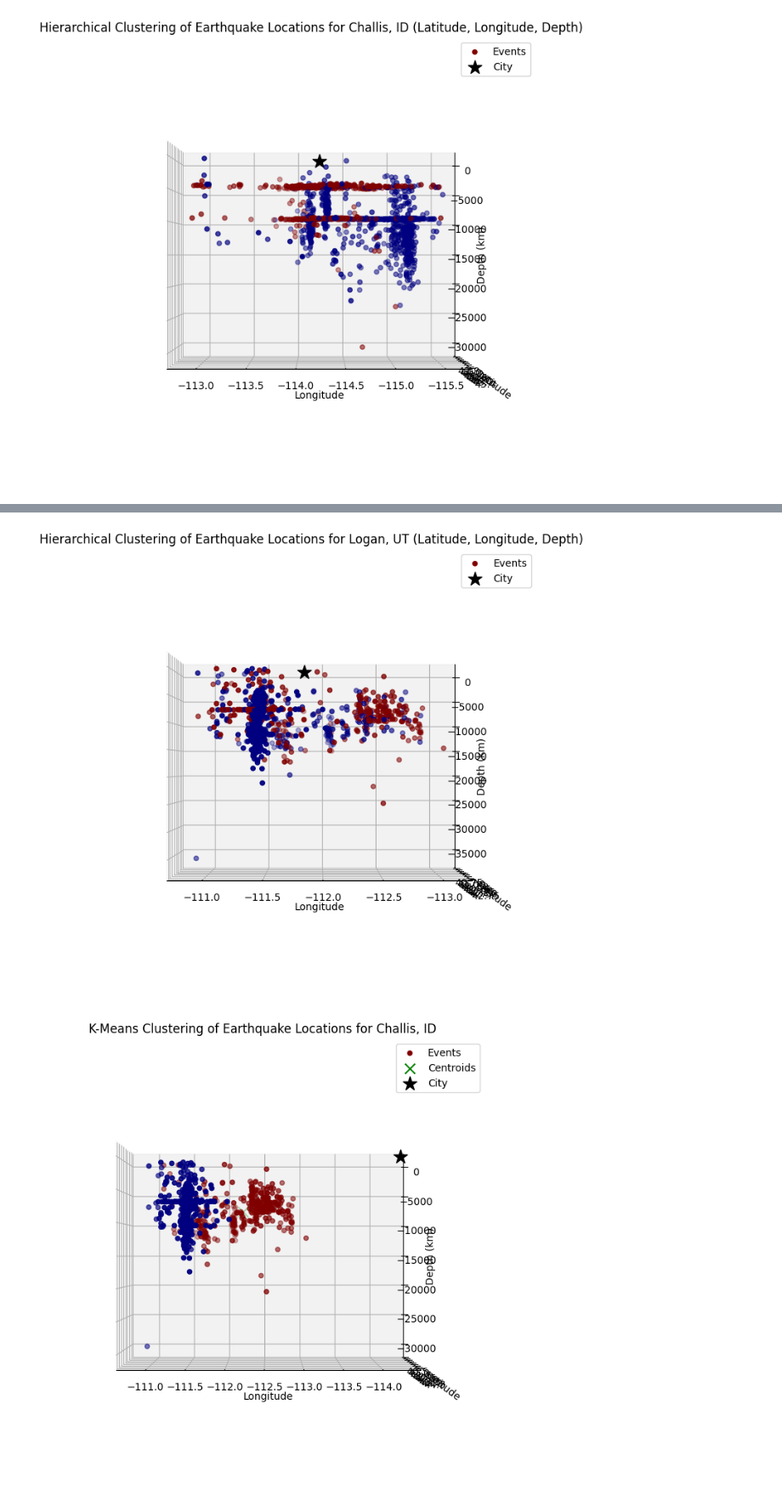
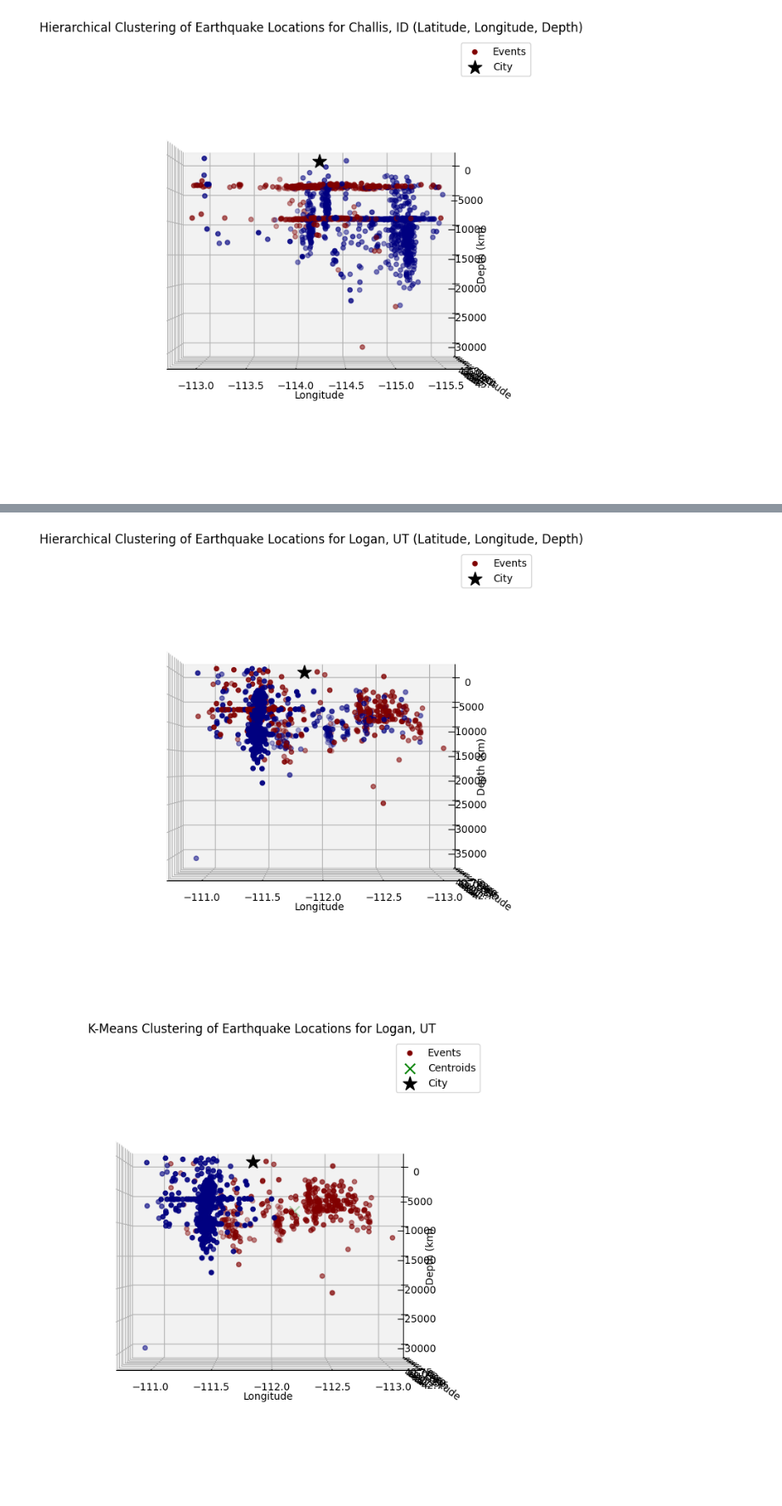
Before and after one commit to BlueJCash/CS_5850_EQ_Project, a Jupyter notebook: Project_test.ipynb, the cells around one changed output, grey strips where cells are left out. Shown at 85% size. Saved outputs shown, nothing was run; the diff lists cells and outputs as text; code cells hidden in the pictures.

```diff
--- a/Project_test.ipynb
+++ b/Project_test.ipynb
@@ -411,11 +515,21 @@ create_heatmap(locs, city="Challis, ID")
 # %%
 import geopandas as gpd
+import geodatasets
 from shapely.geometry import Point
 
-def choropleth_scatterplot(locs, city="Challis, ID"):
+def choropleth_scatterplot(locs, state_name="aaaa", country_name="aaaa", city="Challis, ID"):
     """ Create a choropleth scatter plot map for earthquake data."""
-    # Load world data for choropleth
-    world = gpd.read_file(gpd.datasets.get_path(r'path_to_your_shapefile/ne_110m_admin_0_countries.shp'))
+
+    # Load Data for choropleth
+    if state_name != "aaaa":
+        world = gpd.read_file("ne_110m_admin_1_states_provinces\\ne_110m_admin_1_states_provinces.shp")
+        location = world[world['name'] == state_name]
+    elif country_name != "aaaa":
+        world = gpd.read_file("ne_110m_admin_0_countries\\ne_110m_admin_0_countries.shp")
+        location = world[world['NAME'] == country_name]
+    else:
+        world = gpd.read_file("ne_110m_admin_0_countries\\ne_110m_admin_0_countries.shp")
+        location = world[world['NAME'] == 'United States of America']
 
     lat, lon = get_geolocation(city)
     if lat is None or lon is None:
@@ -430,10 +544,20 @@ def choropleth_scatterplot(locs, city="Challis, ID"):
 
     earthquake_gdf = gpd.GeoDataFrame(earthquake_gdf, geometry='Coordinates')
 
+    bounds = location.geometry.bounds
+    minx, miny, maxx, maxy = bounds.iloc[0]
+
     fig, ax = plt.subplots(figsize=(15, 10))
     world.plot(ax=ax, color='lightgray')
-    scatter = earthquake_gdf.plot(ax=ax, color='red', markersize=100)
+    location.plot(ax=ax, color='lightblue')
+    scatter = earthquake_gdf.plot(ax=ax, color='red')
+    plt.title(f'Chloropleth Map of Seismic Data')
+    ax.set_xlim(minx - 2, maxx + 2)
+    ax.set_ylim(miny - 2, maxy + 2)
+
 
     plt.show()
-choropleth_scatterplot(locs, city="Challis, ID")
+
+
+choropleth_scatterplot(locs, state_name='Idaho', city="Challis, ID")
 # %% [output]
@@ -441,33 +565,38 @@ AttributeError: The geopandas.dataset has been deprecated and was removed in Geo
 # %%
 def perform_Seismitc_Analysis(city="Challis, ID", maxradius=1, data_starttime="1900-10-01",
-                              data_endtime="2024-10-11", elev=0, azim=90,clusters=0):
+                              data_endtime="2024-10-11", elev=0, azim=90,clusters=0,
+                              state_name="aaaa", country_name="aaaa", max_tree_depth=6,
+                               min_samples_leaf=10):
     """Perform full seismic analysis and estimation"""
 
     client = Client("USGS")
     catalog = get_earthquake_data(client=client, city=city, maxradius=maxradius,
                                   starttime=data_starttime, endtime=data_endtime)
     if catalog:
         locs, max_depth = process_earthquake_data(catalog)
         locs = normalize_depth(locs)
 
 
     linked = perform_clustering(locs)
     if clusters == 0:
         k = plot_dendrogram(linked)
     else:
         k = clusters
     labels = perform_labeling(linked, k)
 
-    plot_3d_clusters(locs, labels, city, max_depth, elev=elev, azim=azim)
-    seismic_kmeans_clusters(locs, k=k, elev=elev, azim=azim)
+    plot_3d_clusters(locs, labels, city=city, max_depth=max_depth, elev=elev, azim=azim)
+    seismic_kmeans_clusters(locs, city=city, k=k, elev=elev, azim=azim)
+    choropleth_scatterplot(locs, state_name=state_name, country_name=country_name, city=city)
     create_heatmap(locs, city=city)
+    create_heatmap_topo(locs, city=city)
 
     predict_Seismic_RF(city, locs, duration=20, freq='YE')
     predict_Seismic_ARIMA(city, locs, duration=20, freq='YE')
+    Seismic_DT_Analysis(city, locs, max_tree_depth=6,  min_samples_leaf=10)
 
 
-perform_Seismitc_Analysis(city="Logan, UT", maxradius=1, elev=0, azim=90)
+perform_Seismitc_Analysis(city="Logan, UT", maxradius=1, state_name='Utah', elev=0, azim=90)
 # %% [output]
 [figure]
 [figure]
-[figure, old version]
+[figure, new version]
```
Also changed, not shown: parts of 8 cells of this notebook.
